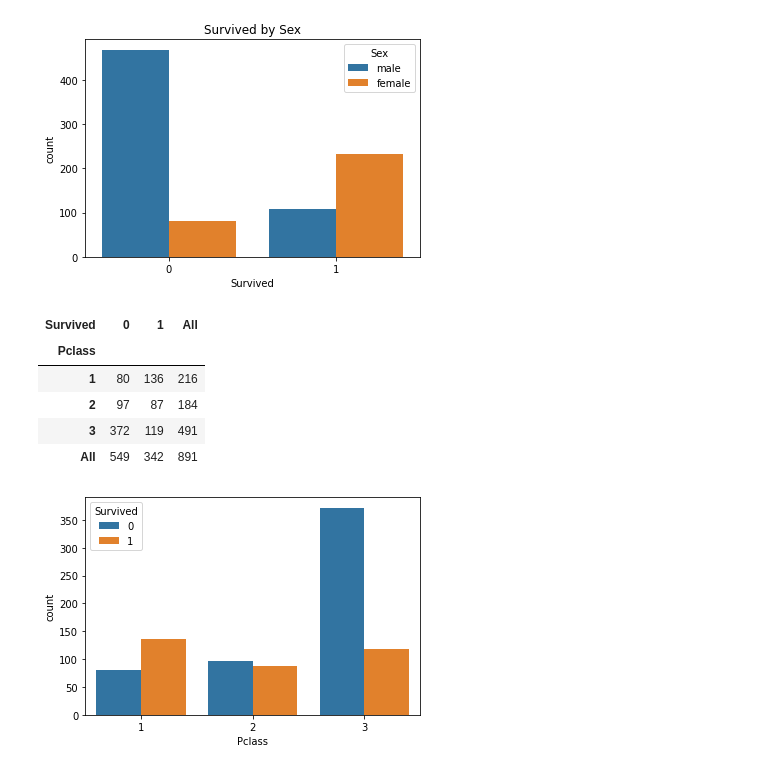
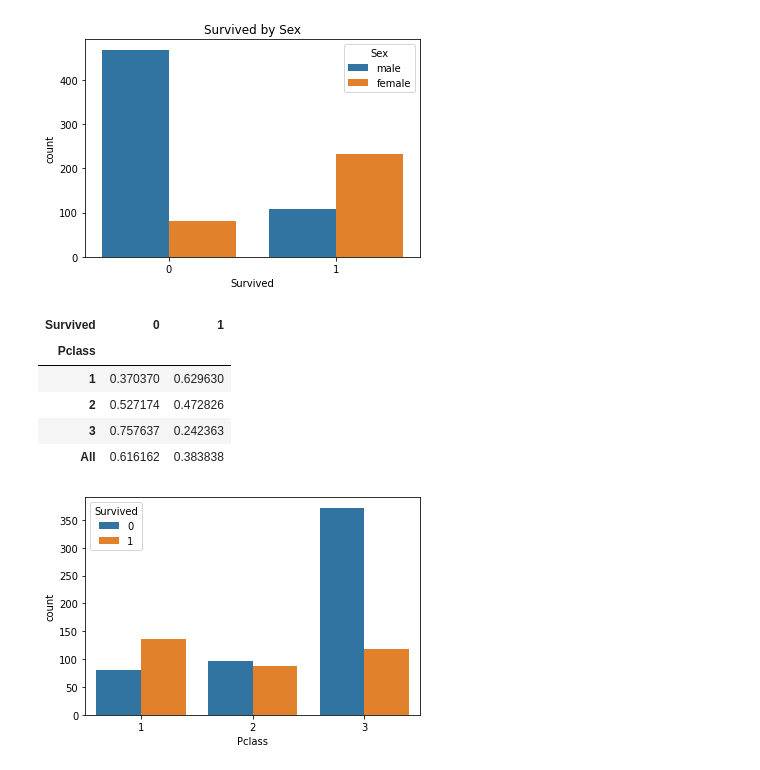
Before and after one commit to ramsoi53/ramsoi, a Jupyter notebook: ML_Titanic.ipynb, the cells around one changed output. Saved outputs shown, nothing was run; the diff lists cells and outputs as text; code cells hidden in the pictures.

```diff
--- a/ML_Titanic.ipynb
+++ b/ML_Titanic.ipynb
@@ -162,15 +95,15 @@ plt.title('Survived by Sex')
 Text(0.5, 1.0, 'Survived by Sex')
 [figure]
 # %%
-t_pclass_survived = pd.crosstab(df_train['Pclass'], df_train['Survived'], margins=True)
+t_pclass_survived = pd.crosstab(df_train['Pclass'], df_train['Survived'], margins=True, normalize='index')
 t_pclass_survived
 # %% [output]
-| Survived | 0 | 1 | All |
-| Pclass |  |  |  |
-| 1 | 80 | 136 | 216 |
-| 2 | 97 | 87 | 184 |
-| 3 | 372 | 119 | 491 |
-| All | 549 | 342 | 891 |
+| Survived | 0 | 1 |
+| Pclass |  |  |
+| 1 | 0.370370 | 0.629630 |
+| 2 | 0.527174 | 0.472826 |
+| 3 | 0.757637 | 0.242363 |
+| All | 0.616162 | 0.383838 |
 # %%
 sns.countplot('Pclass', hue='Survived', data=df_train)
 plt.show()
```
Also changed, not shown: parts of 14 cells of this notebook.
